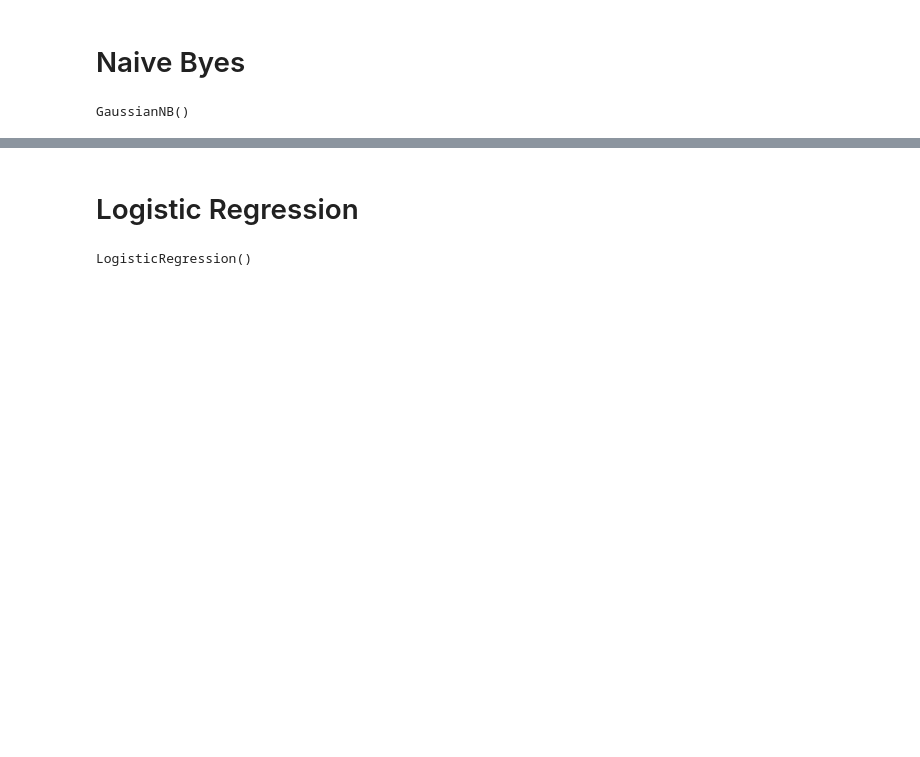
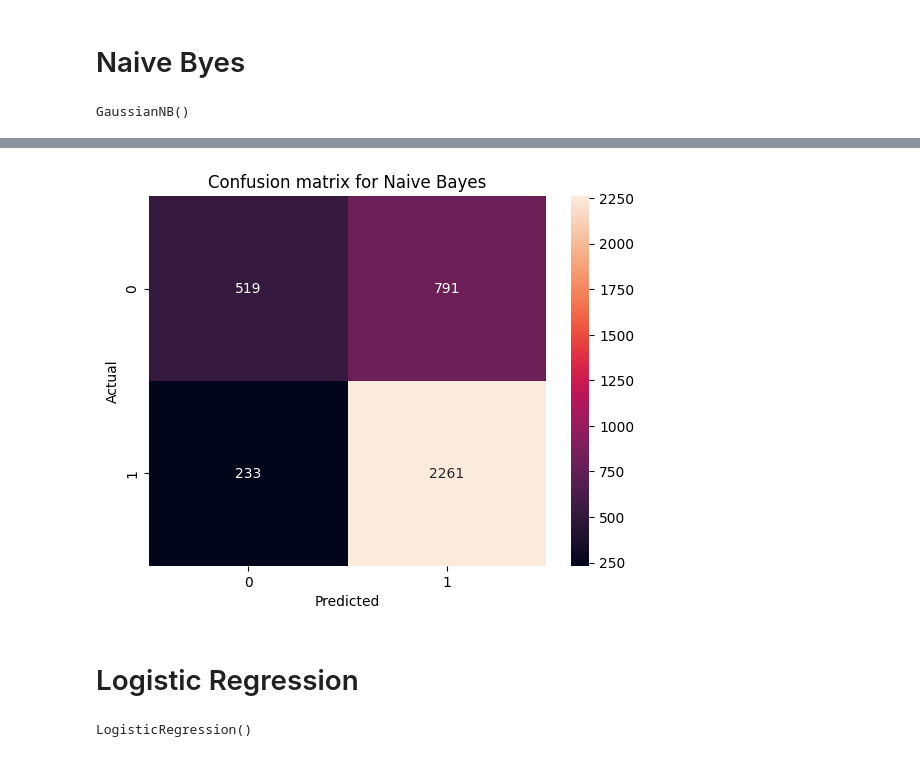
Before and after one commit to prajwalp111/ML, a Jupyter notebook: magic_gamma_ml/fcc_MAGIC_SVM_only.ipynb, the cells around one changed output, grey strips where cells are left out. Saved outputs shown, nothing was run; the diff lists cells and outputs as text; code cells hidden in the pictures; blank space fills up the shorter version.

```diff
--- a/magic_gamma_ml/fcc_MAGIC_SVM_only.ipynb
+++ b/magic_gamma_ml/fcc_MAGIC_SVM_only.ipynb
@@ -188,3 +199,12 @@ weighted avg       0.70      0.71      0.68      3804
+# %%
+nb_cm = confusion_matrix(y_test, y_pred)
+sb.heatmap(nb_cm, annot=True, fmt="d")
+plt.title('Confusion matrix for Naive Bayes')
+plt.xlabel('Predicted')
+plt.ylabel('Actual')
+plt.show()
+# %% [output]
+[figure, added]
 # %% [markdown]
 # Logistic Regression
 # %%
```
Also changed, not shown: parts of 7 cells of this notebook.
